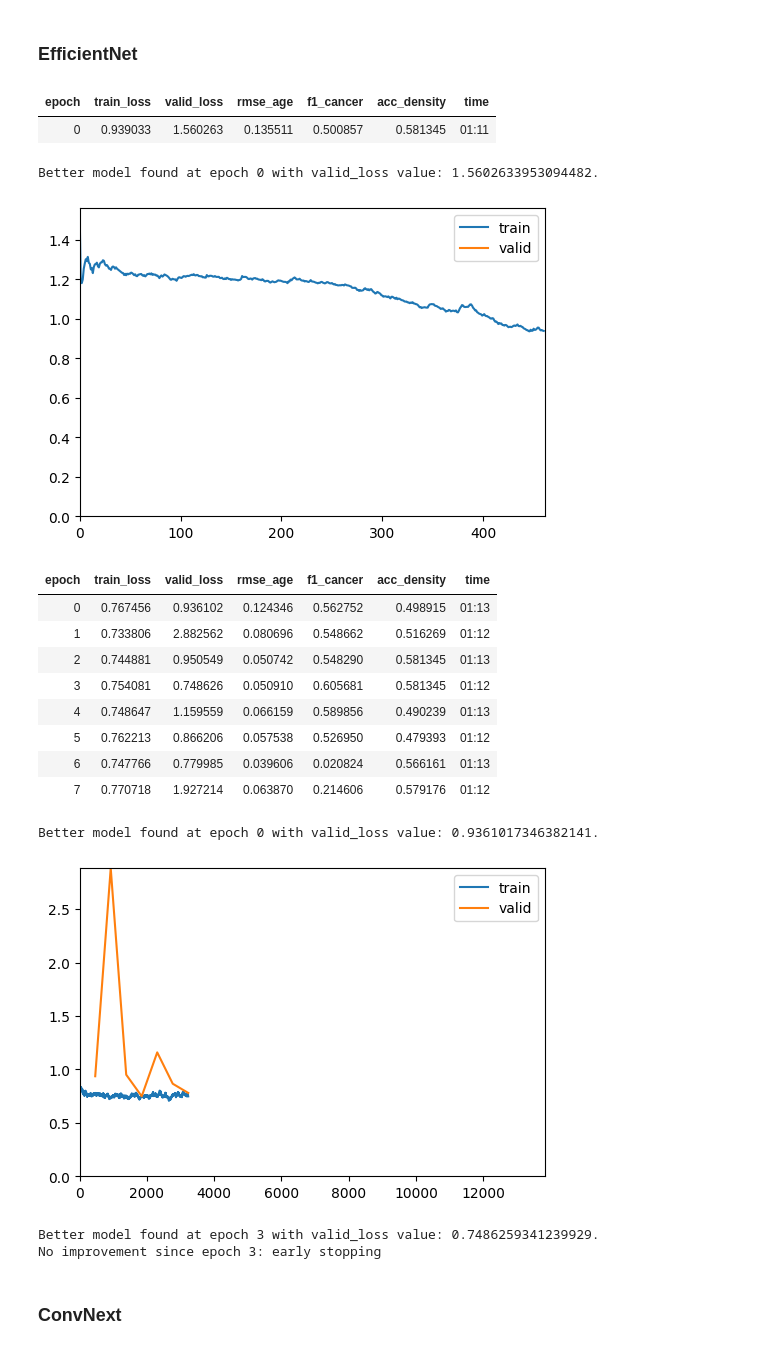
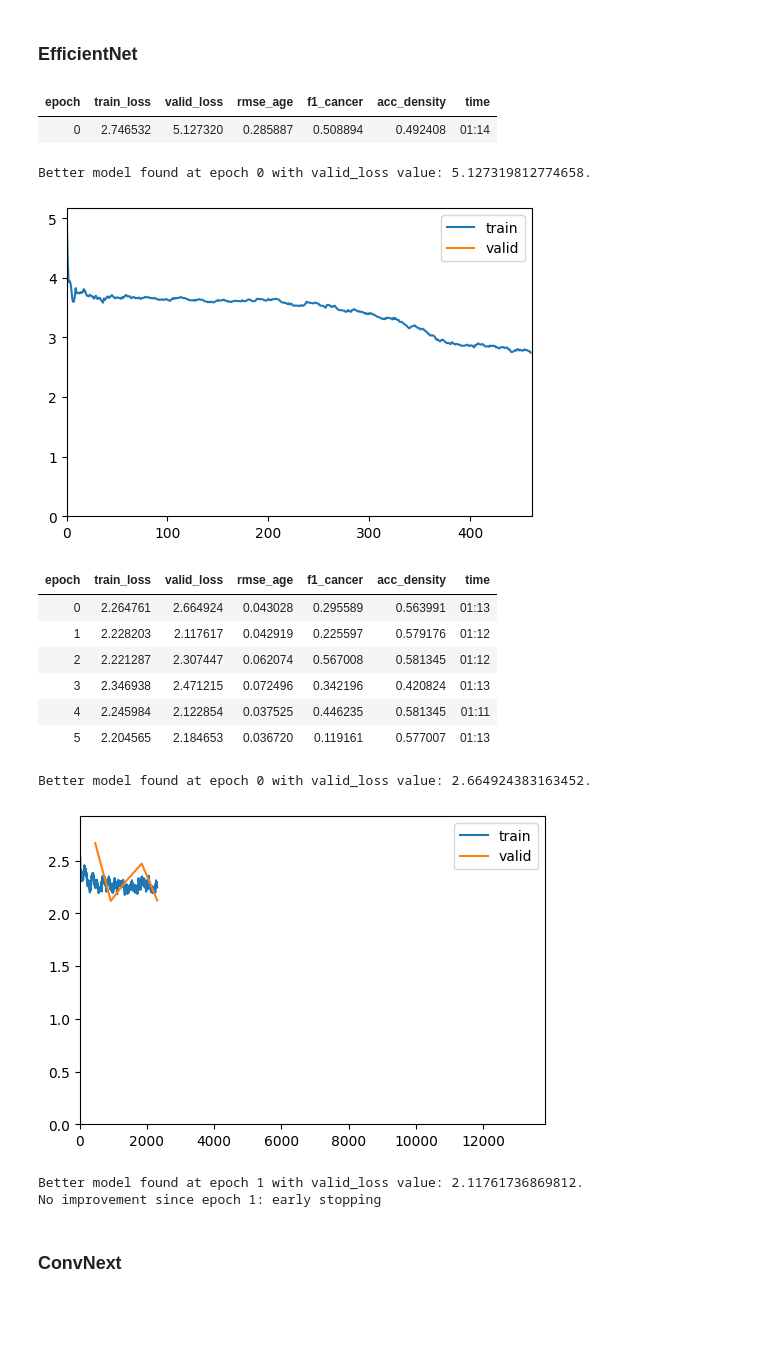
Before and after one commit to inigo99/CancerDetection, a Jupyter notebook: TFM.ipynb, the cells around one changed output. Cells and saved outputs as stored; diff of their text form; code cells hidden in the pictures; blank space fills up the shorter version.

```diff
--- a/TFM.ipynb
+++ b/TFM.ipynb
@@ -946,7 +946,7 @@ class MultiTaskLossWrapper(nn.Module):
         precision2 = torch.exp(-self.log_vars[2])
         loss2 = precision2 * loss2 + self.log_vars[2]
 
-        return -0.1 * loss0 + 0.6 * loss1 + 0.3 * loss2
+        return 3* (0.1 * loss0 + 0.6 * loss1 + 0.3 * loss2)
 # %%
 from sklearn.metrics import f1_score
 def rmse_age(preds, labels): return rmse(preds[0], labels[0])
@@ -955,7 +955,7 @@ def f1_cancer(preds, labels):
     pred = np.array(pred)
     plist = []
     for i in range(len(pred)):
-        if np.sum(pred[i]) > 0:
+        if pred[i][0] > pred[i][1]:
             plist.append(1)
         else:
             plist.append(0)
@@ -1046,31 +1039,29 @@ class MultiTaskModel(nn.Module):
 # %%
 callbacks = [
     ShowGraphCallback(),
-    EarlyStoppingCallback(monitor='f1_cancer', comp=np.greater, patience=4),
+    EarlyStoppingCallback(monitor='valid_loss', comp=np.less, patience=4),
     SaveModelCallback(fname='Efficientnet')
 ]
 
 model = MultiTaskModel(efficientnet_b3(), ps=0.25)
 learn = Learner(data, model, loss_func=loss_func, cbs=callbacks, metrics=metrics)
 learn.fine_tune(30, base_lr=1e-3)
 # %% [output]
 | epoch | train_loss | valid_loss | rmse_age | f1_cancer | acc_density | time |
-| 0 | 0.939033 | 1.560263 | 0.135511 | 0.500857 | 0.581345 | 01:11 |
+| 0 | 2.746532 | 5.127320 | 0.285887 | 0.508894 | 0.492408 | 01:14 |
-Better model found at epoch 0 with valid_loss value: 1.5602633953094482.
+Better model found at epoch 0 with valid_loss value: 5.127319812774658.
-[figure, old version]
+[figure, new version]
 | epoch | train_loss | valid_loss | rmse_age | f1_cancer | acc_density | time |
-| 0 | 0.767456 | 0.936102 | 0.124346 | 0.562752 | 0.498915 | 01:13 |
-| 1 | 0.733806 | 2.882562 | 0.080696 | 0.548662 | 0.516269 | 01:12 |
-| 2 | 0.744881 | 0.950549 | 0.050742 | 0.548290 | 0.581345 | 01:13 |
-| 3 | 0.754081 | 0.748626 | 0.050910 | 0.605681 | 0.581345 | 01:12 |
-| 4 | 0.748647 | 1.159559 | 0.066159 | 0.589856 | 0.490239 | 01:13 |
-| 5 | 0.762213 | 0.866206 | 0.057538 | 0.526950 | 0.479393 | 01:12 |
-| 6 | 0.747766 | 0.779985 | 0.039606 | 0.020824 | 0.566161 | 01:13 |
-| 7 | 0.770718 | 1.927214 | 0.063870 | 0.214606 | 0.579176 | 01:12 |
+| 0 | 2.264761 | 2.664924 | 0.043028 | 0.295589 | 0.563991 | 01:13 |
+| 1 | 2.228203 | 2.117617 | 0.042919 | 0.225597 | 0.579176 | 01:12 |
+| 2 | 2.221287 | 2.307447 | 0.062074 | 0.567008 | 0.581345 | 01:12 |
+| 3 | 2.346938 | 2.471215 | 0.072496 | 0.342196 | 0.420824 | 01:13 |
+| 4 | 2.245984 | 2.122854 | 0.037525 | 0.446235 | 0.581345 | 01:11 |
+| 5 | 2.204565 | 2.184653 | 0.036720 | 0.119161 | 0.577007 | 01:13 |
-Better model found at epoch 0 with valid_loss value: 0.9361017346382141.
+Better model found at epoch 0 with valid_loss value: 2.664924383163452.
-[figure, old version]
+[figure, new version]
-Better model found at epoch 3 with valid_loss value: 0.7486259341239929.
-No improvement since epoch 3: early stopping
+Better model found at epoch 1 with valid_loss value: 2.11761736869812.
+No improvement since epoch 1: early stopping
 # %% [markdown]
 ### ConvNext
 # %%
```
Also changed, not shown: parts of 12 cells of this notebook.
